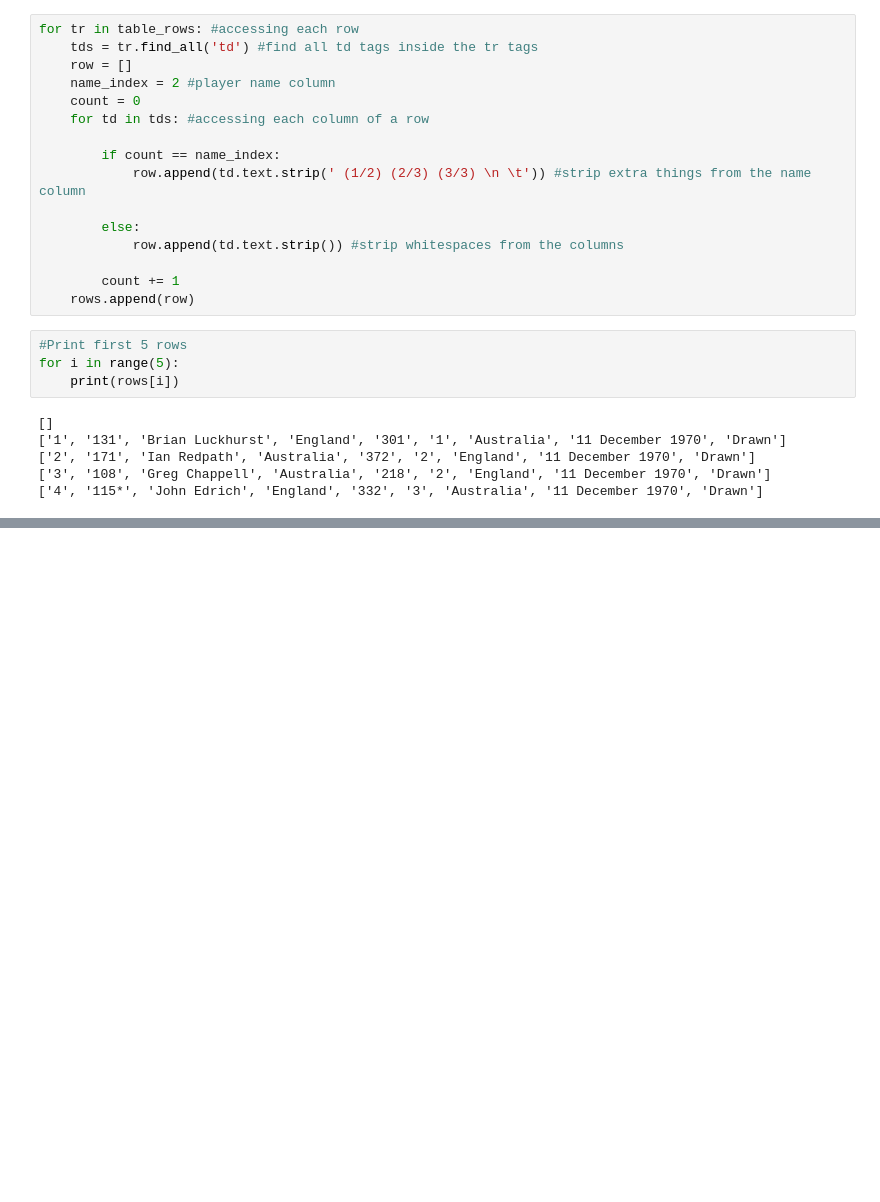
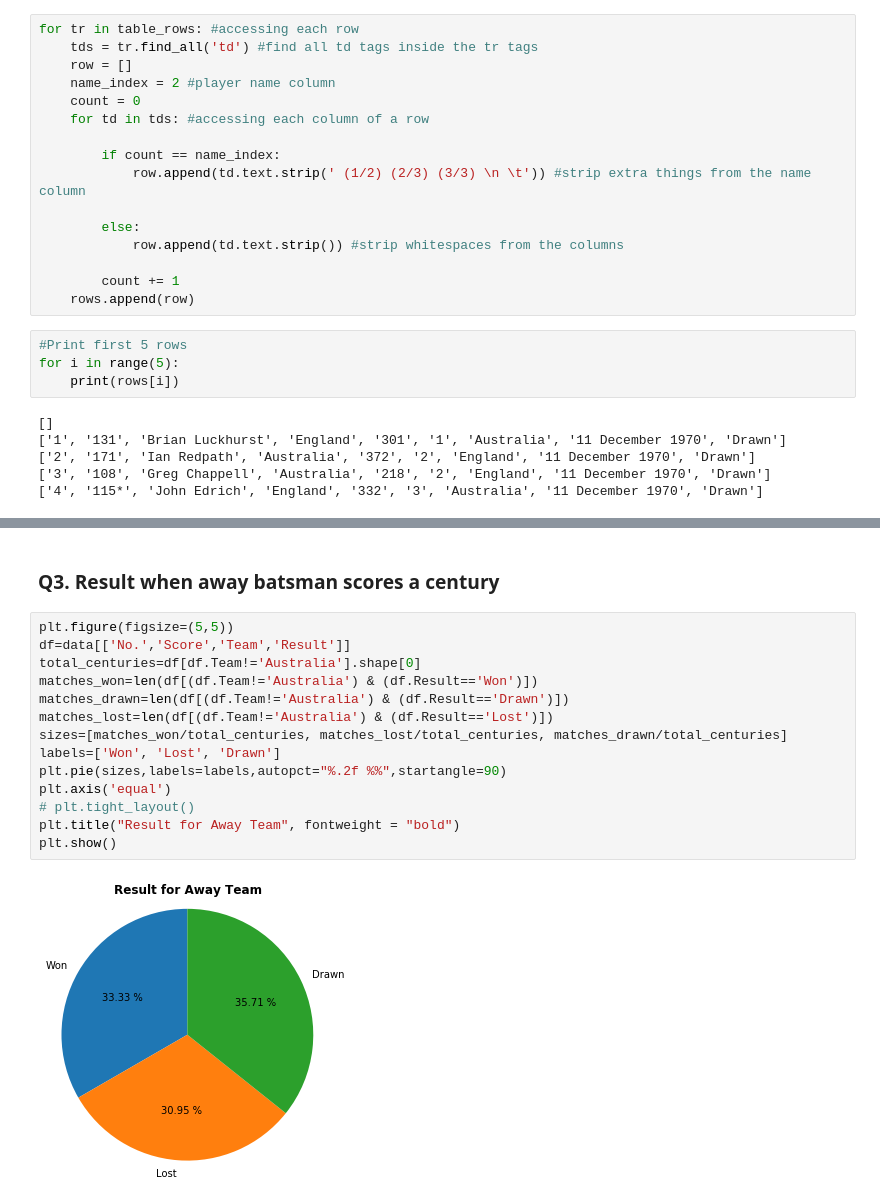
Before and after one commit to singhaniatanay/Web-Scrapping-Project-Python, a Jupyter notebook: WIKI-WEB-Scrapping .ipynb, the cells around one changed output, grey strips where cells are left out. Cells and saved outputs as stored; diff of their text form; blank space fills up the shorter version.

```diff
--- a/WIKI-WEB-Scrapping .ipynb
+++ b/WIKI-WEB-Scrapping .ipynb
@@ -46,0 +150,18 @@ for i in range(5):
+# %% [markdown]
+### Q3. Result when away batsman scores a century
+# %%
+plt.figure(figsize=(5,5))
+df=data[['No.','Score','Team','Result']]
+total_centuries=df[df.Team!='Australia'].shape[0]
+matches_won=len(df[(df.Team!='Australia') & (df.Result=='Won')])
+matches_drawn=len(df[(df.Team!='Australia') & (df.Result=='Drawn')])
+matches_lost=len(df[(df.Team!='Australia') & (df.Result=='Lost')])
+sizes=[matches_won/total_centuries, matches_lost/total_centuries, matches_drawn/total_centuries]
+labels=['Won', 'Lost', 'Drawn']
+plt.pie(sizes,labels=labels,autopct="%.2f %%",startangle=90)
+plt.axis('equal')
+# plt.tight_layout()
+plt.title("Result for Away Team", fontweight = "bold")
+plt.show()
+# %% [output]
+[figure, added]
```
Also changed, not shown: parts of 14 cells of this notebook.
